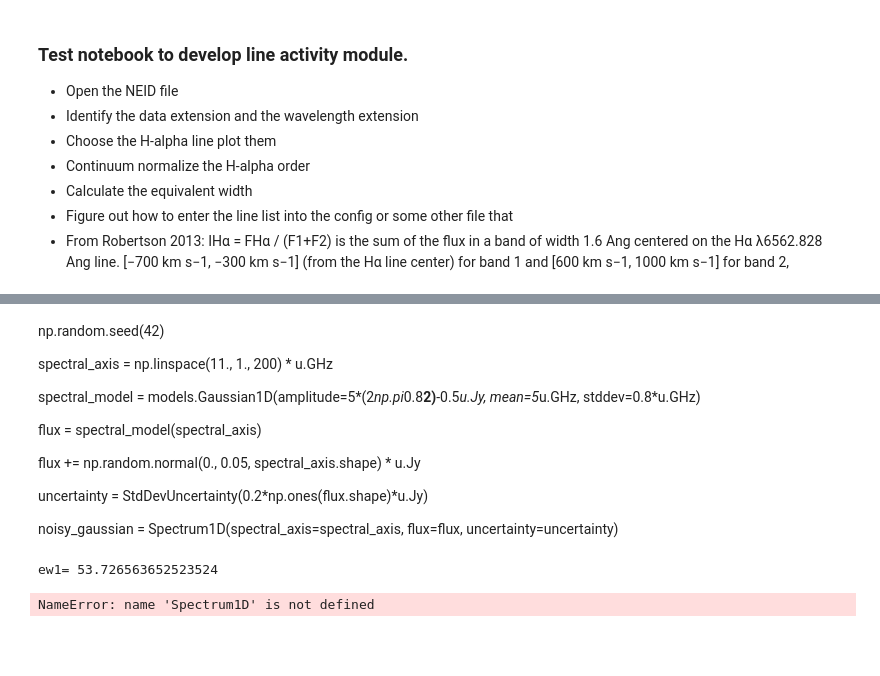
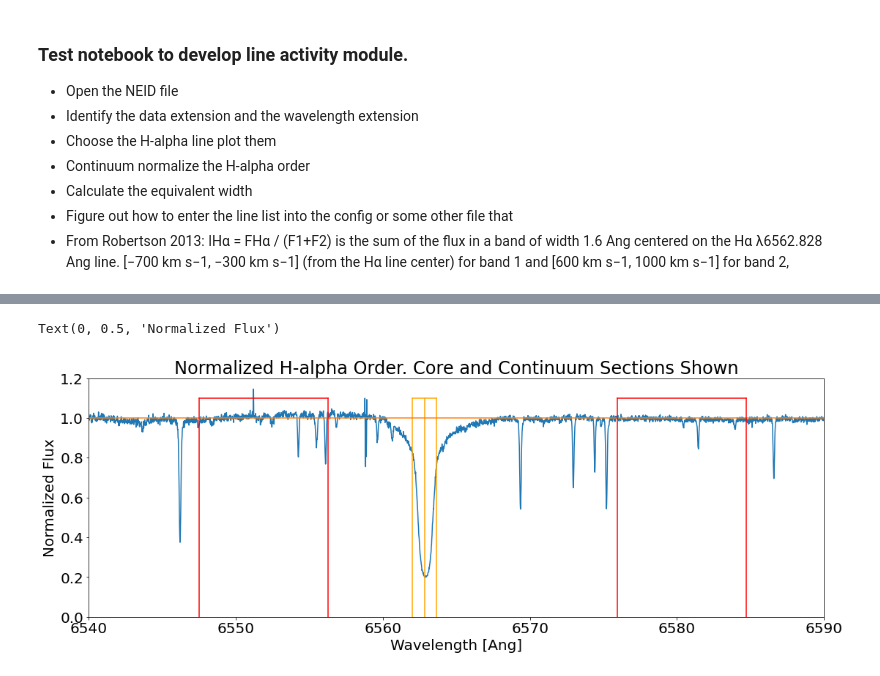
Before and after one commit to Keck-DataReductionPipelines/KPF-Pipeline, a Jupyter notebook: modules/line_activity/line_activity_dev.ipynb, the cells around one changed output, grey strips where cells are left out. Saved outputs shown, nothing was run; the diff lists cells and outputs as text; code cells hidden in the pictures; blank space fills up the shorter version.

```diff
--- a/modules/line_activity/line_activity_dev.ipynb
+++ b/modules/line_activity/line_activity_dev.ipynb
@@ -78,0 +179,17 @@ No.    Name      Ver    Type      Cards   Dimensions   Format
+# %%
+#F1 and F2 are the sum of the fluxes in the reference bands [−700 km s−1, −300 km s−1] (from the Hα line center)
+# for band 1 and [600 km s−1, 1000 km s−1] for band 2
+
+# Define continuum 1
+delta_lambda_c1a = cont_v1a * Halpha_wavelength / c.to_value()
+delta_lambda_c1b = cont_v1b * Halpha_wavelength / c.to_value()
+lambda_c1a = Halpha_wavelength + delta_lambda_c1a
+lambda_c1b = Halpha_wavelength + delta_lambda_c1b
+print("Delta Lambda for C1a,b:",delta_lambda_c1a,delta_lambda_c1b)
+
+# Define continuum 1
+delta_lambda_c2a = cont_v2a * Halpha_wavelength / c.to_value()
+delta_lambda_c2b = cont_v2b * Halpha_wavelength / c.to_value()
+lambda_c2a = Halpha_wavelength + delta_lambda_c2a
+lambda_c2b = Halpha_wavelength + delta_lambda_c2b
+print("Delta Lambda for C1a,b:",delta_lambda_c2a,delta_lambda_c2b)
@@ -256,32 +274,0 @@ plt.show()
-# %% [markdown]
-np.random.seed(42)
-
-spectral_axis = np.linspace(11., 1., 200) * u.GHz
-
-spectral_model = models.Gaussian1D(amplitude=5*(2*np.pi*0.8**2)**-0.5*u.Jy, mean=5*u.GHz, stddev=0.8*u.GHz)
-
-flux = spectral_model(spectral_axis)
-
-flux += np.random.normal(0., 0.05, spectral_axis.shape) * u.Jy
-
-uncertainty = StdDevUncertainty(0.2*np.ones(flux.shape)*u.Jy)
-
-noisy_gaussian = Spectrum1D(spectral_axis=spectral_axis, flux=flux, uncertainty=uncertainty)
-# %%
-# Calculate equivalent width
-# dx = np.abs(np.diff(spectrum.spectral_axis.bin_edges))
-# ew = np.sum((1 - line_flux / cont_flux) * dx)
-ha_line_center = 6562.81 *u.Angstrom # Not the line center by looking at the spectrum.
-half_width = 1 *u.Angstrom
-ew1 = np.sum(1-spec)
-#ew1 *= 6564.7 /10**10.
-print('ew1=',ew1)
-
-spec4ew = Spectrum1D(spectral_axis = wave*u.Angstrom,flux = spec * u.Angstrom)
-
-ew2=equivalent_width(spec4ew, continuum=1,regions=SpectralRegion(ha_line_center-half_width,ha_line_center+half_width))
-#equivalent_width(noisy_gaussian_with_continuum, regions=SpectralRegion(7*u.GHz, 3*u.GHz))
-print('ew2=',ew2)
-# %% [output]
-ew1= 53.726563652523524
-NameError: name 'Spectrum1D' is not defined
@@ -296,0 +275,26 @@ for i,item in enumerate(wave2[:,0]):
+# %%
+# Remove the blaze function and plot the normalized flux.
+#  Overplot the H-alpha window and continuum windows.
+
+plt.plot(sci_wave_Ha_rest,norm_Ha_flux)
+plt.plot([Halpha_wavelength,Halpha_wavelength],[0,1.1],c='orange')
+plt.plot([Hwid_v1a,Hwid_v1a],[0,1.1],c='orange')
+plt.plot([Hwid_v1b,Hwid_v1b],[0,1.1],c='orange')
+plt.plot([Hwid_v1a,Hwid_v1b],[1.1,1.1],c='orange')
+plt.plot([6540,6600],[1,1])
+
+plt.plot([lambda_c1a,lambda_c1b],[1.1,1.1],c='red')
+plt.plot([lambda_c2a,lambda_c2b],[1.1,1.1],c='red')
+
+plt.plot([lambda_c1a,lambda_c1a],[0,1.1],c='red')
+plt.plot([lambda_c1b,lambda_c1b],[0,1.1],c='red')
+plt.plot([lambda_c2a,lambda_c2a],[0,1.1],c='red')
+plt.plot([lambda_c2b,lambda_c2b],[0,1.1],c='red')
+plt.xlim([6540,6590])
+plt.ylim(0.,1.2)
+plt.title("Normalized H-alpha Order. Core and Continuum Sections Shown")
+plt.xlabel('Wavelength [Ang]')
+plt.ylabel('Normalized Flux')
+# %% [output]
+Text(0, 0.5, 'Normalized Flux')
+[figure, added]
```
Also changed, not shown: parts of 25 cells of this notebook, 5 other files.
